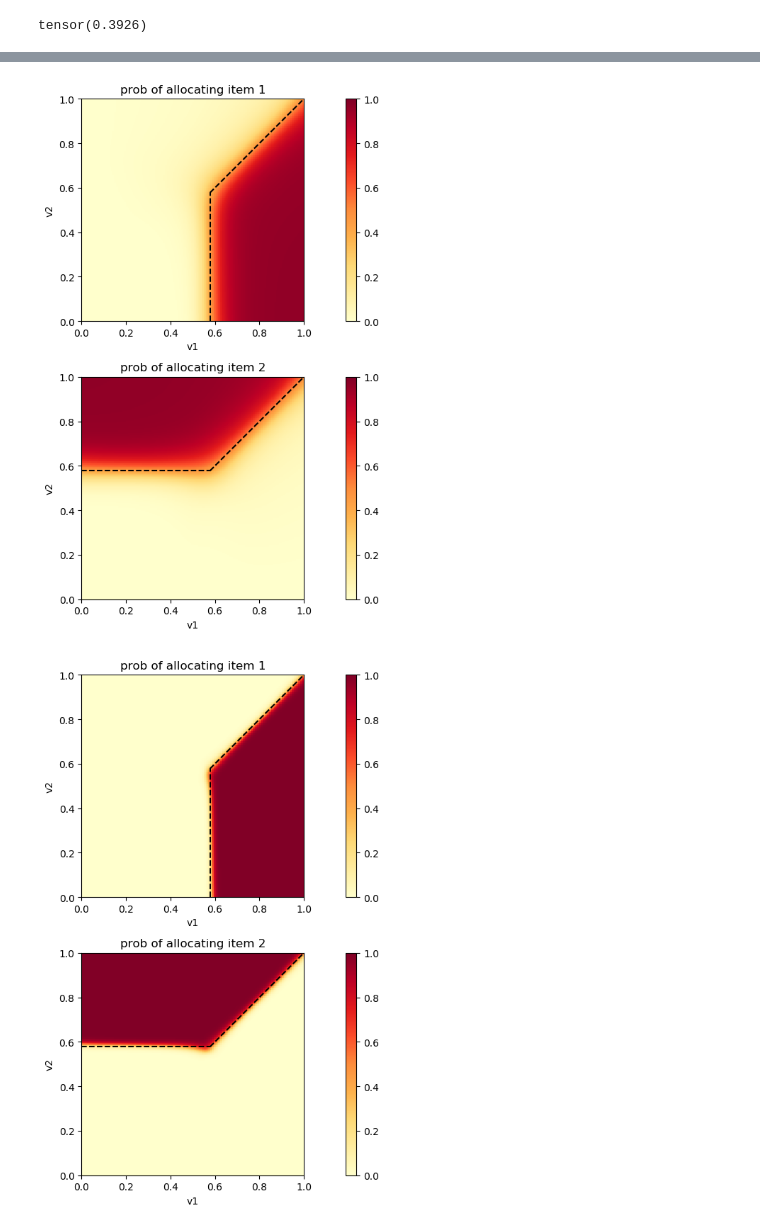
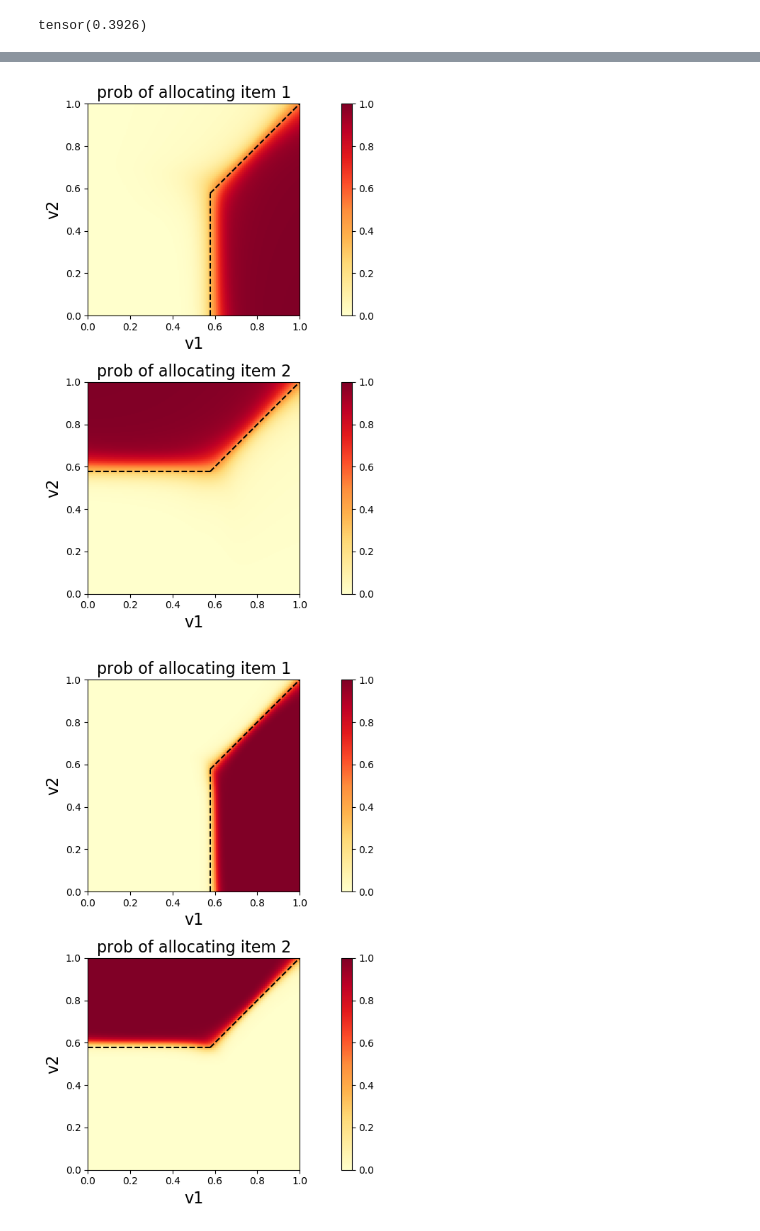
Before and after one commit to urolyi1/MechanismDesign, a Jupyter notebook: unit_1x2_0_1_experiment-CLEAN.ipynb, the cells around one changed output, grey strips where cells are left out. Cells and saved outputs as stored; diff of their text form; code cells hidden in the pictures.

```diff
--- a/unit_1x2_0_1_experiment-CLEAN.ipynb
+++ b/unit_1x2_0_1_experiment-CLEAN.ipynb
@@ -124,11 +131,11 @@ args.test_num_examples = 1000
 args.test_batch_size = 1000
 args.test_misreport_iter = 1000
 args.misreport_lr = 1e-1
-model.sinkhorn_rounds = 20
+model.sinkhorn_rounds = 10
 model.sinkhorn_epsilon = 5e-2
 
 random_starts = [test_data]
-for i in range(1):
+for i in range(10):
     random_starts.append(ds.generate_dataset_nxk(args.n_agents, args.n_items, args.test_num_examples, item_ranges).to(device))
 test_loader = ds.Dataloader(test_data, batch_size=args.test_batch_size, shuffle=True)
 
@@ -165,13 +172,13 @@ def plot_12_model(model, grid_width=0.1, item1_range=(0, 1), item2_range=(0, 1),
     output_item2_allocs = output_allocs[:, :, 1].view(xlen, ylen)
     f, (ax1, ax2) = plt.subplots(2, 1)
     im1 = ax1.imshow(output_item1_allocs.cpu().detach().numpy(), origin='lower', cmap='YlOrRd',extent=[0,1,0,1], vmin=0, vmax=1)
-    ax1.set_title('prob of allocating item 1')
-    ax1.set_xlabel('v1')
-    ax1.set_ylabel('v2')
+    ax1.set_title('prob of allocating item 1', fontsize=16)
+    ax1.set_xlabel('v1', fontsize=16)
+    ax1.set_ylabel('v2', fontsize=16)
     im2 = ax2.imshow(output_item2_allocs.cpu().detach().numpy(), origin='lower', cmap='YlOrRd',extent=[0,1,0,1], vmin=0, vmax=1)
-    ax2.set_title('prob of allocating item 2')
-    ax2.set_xlabel('v1')
-    ax2.set_ylabel('v2')
+    ax2.set_title('prob of allocating item 2', fontsize=16)
+    ax2.set_xlabel('v1', fontsize=16)
+    ax2.set_ylabel('v2', fontsize=16)
 
     # Plot optimals
     ax1.plot([math.sqrt(3) / 3, math.sqrt(3) / 3], [0, math.sqrt(3) / 3], 'k--')
@@ -187,17 +194,19 @@ def plot_12_model(model, grid_width=0.1, item1_range=(0, 1), item2_range=(0, 1),
 # %%
 plt.rcParams['figure.figsize'] = [12, 8]
 plt.rcParams['figure.dpi'] = 100
-cpu_model.sinkhorn_rounds = 20
+cpu_model.sinkhorn_rounds = 10
 cpu_model.sinkhorn_epsilon = 5e-2
 plot_12_model(cpu_model, 0.005, (0,1), (0,1))
+plt.savefig('unit_1x2_0_1_5_10_scaled.png')
 # %% [output]
-[figure, old version]
+[figure, new version]
 # %%
-cpu_model.sinkhorn_rounds = 100
-cpu_model.sinkhorn_epsilon = 1e-2
+cpu_model.sinkhorn_rounds = 10
+cpu_model.sinkhorn_epsilon = 2e-2
 plot_12_model(cpu_model, 0.005, (0,1), (0,1))
+plt.savefig('unit_1x2_0_1_2_10_scaled.png')
 # %% [output]
-[figure, old version]
+[figure, new version]
 # %%
 import matplotlib.pyplot as plt
 plt.plot(mean_pay)
```
Also changed, not shown: parts of 7 cells of this notebook, 34 other files.
